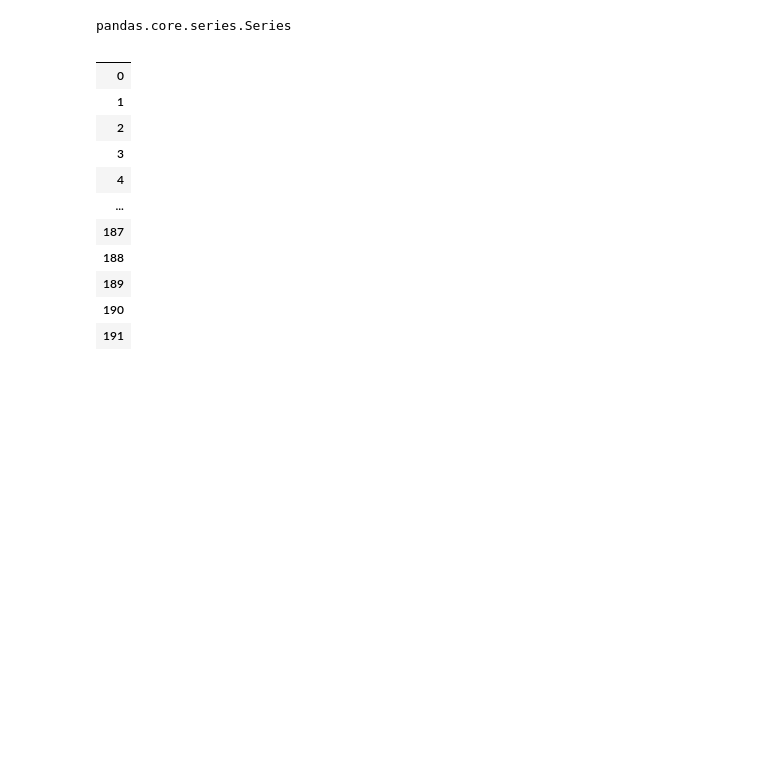
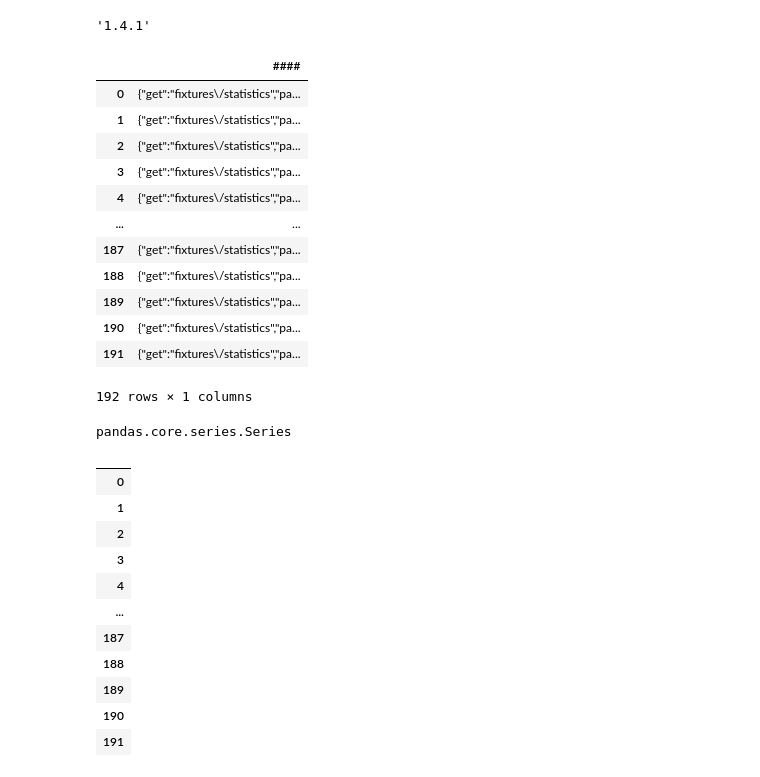
Before and after one commit to SoccerPred/stunning-octo-train, a Jupyter notebook: data mining/getstatscleaning.ipynb, the cells around one changed output. Saved outputs shown, nothing was run; the diff lists cells and outputs as text; code cells hidden in the pictures; blank space fills up the shorter version.

Commit message:
updated pandas version

```diff
--- a/data mining/getstatscleaning.ipynb
+++ b/data mining/getstatscleaning.ipynb
@@ -7,8 +9,26 @@ pd.set_option('display.max_columns', None)
+# %%
+pd.__version__
+# %% [output]
+'1.4.1'
 # %%
 df = pd.read_csv('statsfile-2.csv')
 #df
 # %%
-#df = pd.read_json('statsfile.json')
+df
+# %% [output]
+|  | #### |
+| 0 | {"get":"fixtures\/statistics","pa... |
+| 1 | {"get":"fixtures\/statistics","pa... |
+| 2 | {"get":"fixtures\/statistics","pa... |
+| 3 | {"get":"fixtures\/statistics","pa... |
+| 4 | {"get":"fixtures\/statistics","pa... |
+| ... | ... |
+| 187 | {"get":"fixtures\/statistics","pa... |
+| 188 | {"get":"fixtures\/statistics","pa... |
+| 189 | {"get":"fixtures\/statistics","pa... |
+| 190 | {"get":"fixtures\/statistics","pa... |
+| 191 | {"get":"fixtures\/statistics","pa... |
+192 rows × 1 columns
 # %%
 type(df.iloc[:,0])
 # %% [output]
```
Also changed, not shown: parts of 5 cells of this notebook, 2 other files.
